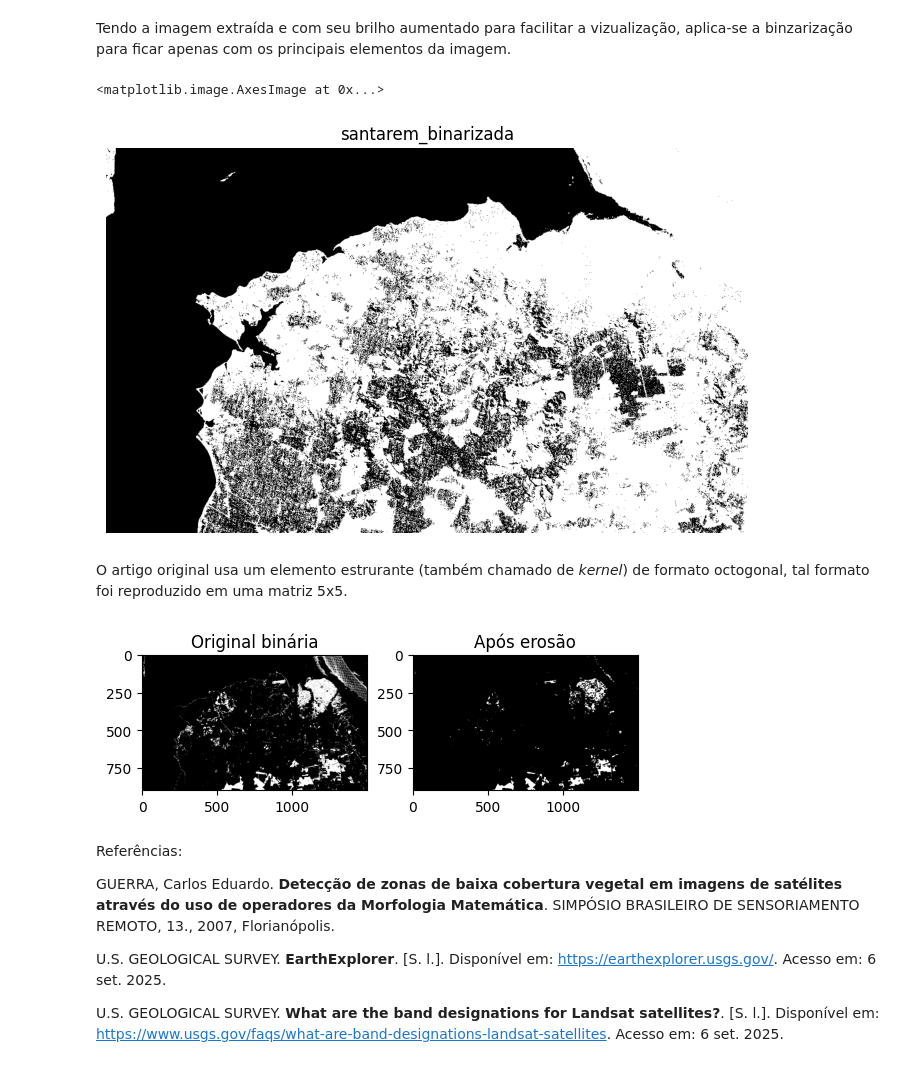
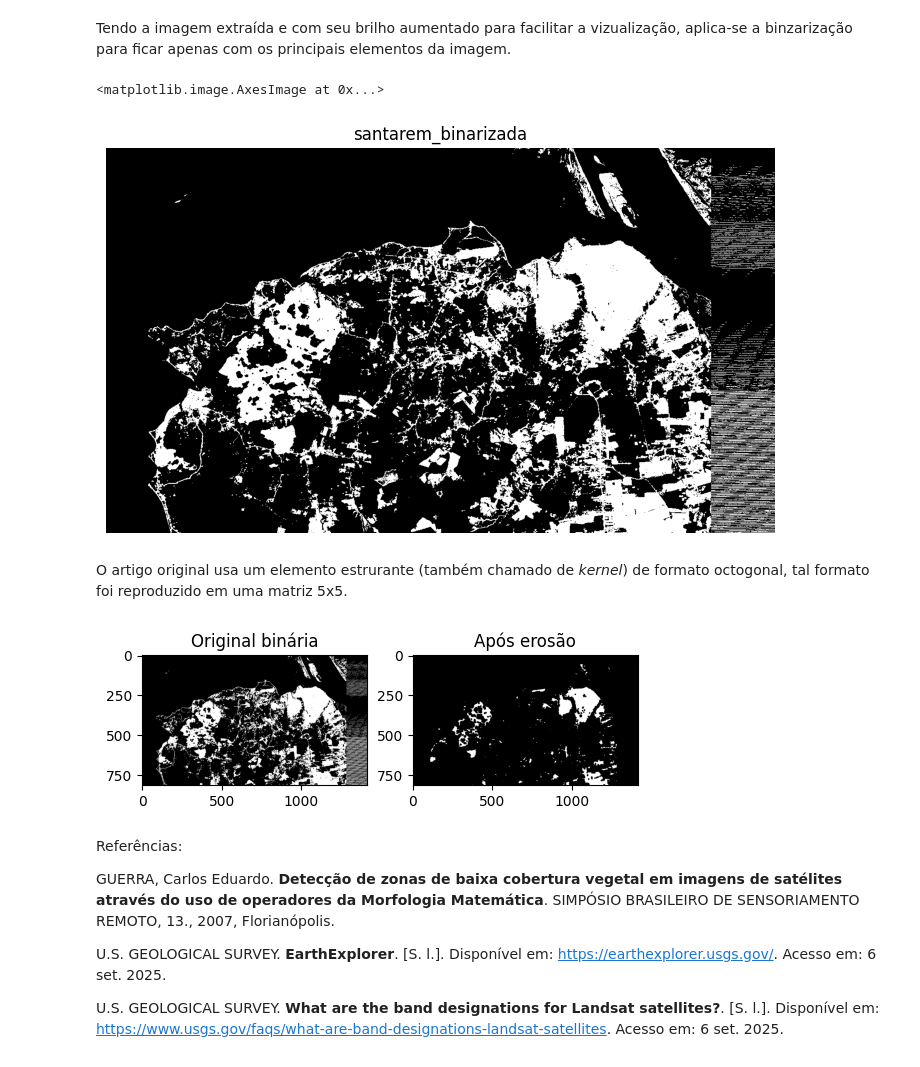
Before and after one commit to joao-martinho/pi, a Jupyter notebook: Trabalho 1/trabalho01.ipynb, the cells around one changed output. Drawn from its saved outputs; the diff is of its cells as text; code cells hidden in the pictures.

Commit message:
Atualizando imagens de Santarem

```diff
--- a/Trabalho 1/trabalho01.ipynb
+++ b/Trabalho 1/trabalho01.ipynb
@@ -28,10 +28,9 @@ Para essa aplicação foi escolhida uma foto semelhante à utilizada no artigo o
 
 As imagens detectadas por esse satélite estão disponíveis no serviço EarthExplorer da USGS (United States Geological Survey), neste serviço foi feita uma busca pelo dataset Landsat 4-5 TM C2 L1, e uma foto da região metropolitana de Santarém com baixa densidade de nuvens (como o artigo sugere) foi escolhida. Para se assemelhar mais ao artigo original, as imagens adquiridas no EarthExplorer foram recortadas para abrangerem apenas a região de Santarém.
 # %%
-imagem = cv2.imread('banda3.tif')
+imagem = cv2.imread('Santarem3semagua.tif')
 plt.axis('off')
 
-esclarecida = cv2.convertScaleAbs(imagem, alpha=1.0, beta=50)
-plt.imshow(esclarecida)
+plt.imshow(imagem)
 # %% [output]
 <matplotlib.image.AxesImage at 0x...>
@@ -41,14 +40,14 @@ plt.imshow(esclarecida)
 # %% [markdown]
 Tendo a imagem extraída e com seu brilho aumentado para facilitar a vizualização, aplica-se a binzarização para ficar apenas com os principais elementos da imagem.
 # %%
-(T, binaria) = cv2.threshold(imagem, 16, 255, cv2.THRESH_BINARY)
+(T, binaria) = cv2.threshold(imagem, 33, 255, cv2.THRESH_BINARY)
 plt.figure(figsize=(10, 5))
 plt.title('santarem_binarizada')
 plt.axis("off")
 plt.imshow(binaria)
 # %% [output]
 <matplotlib.image.AxesImage at 0x...>
-[figure, old version]
+[figure, new version]
 # %% [markdown]
 O artigo original usa um elemento estrurante (também chamado de *kernel*) de formato octogonal,  tal formato foi reproduzido em uma matriz 5x5.
 # %%
@@ -60,7 +59,7 @@ kernel = np.array([
     [0, 1, 1, 1, 0]
 ], dtype=np.uint8)
 # %%
-erodida = cv2.erode(binaria, kernel, iterations=1)
+erodida = cv2.erode(binaria, kernel, iterations=2)
 
 plt.subplot(1,2,1)
 plt.title("Original binária")
@@ -71,7 +70,7 @@ plt.title("Após erosão")
 plt.imshow(erodida)
 plt.show()
 # %% [output]
-[figure, old version]
+[figure, new version]
 # %% [markdown]
 Referências:
 
```
Also changed, not shown: parts of 1 cell of this notebook, 3 other files.
